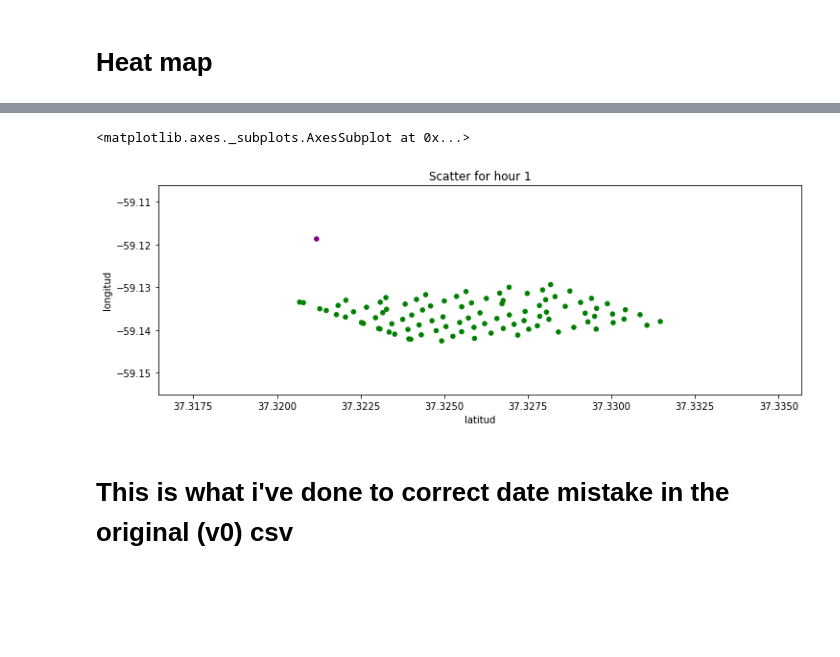
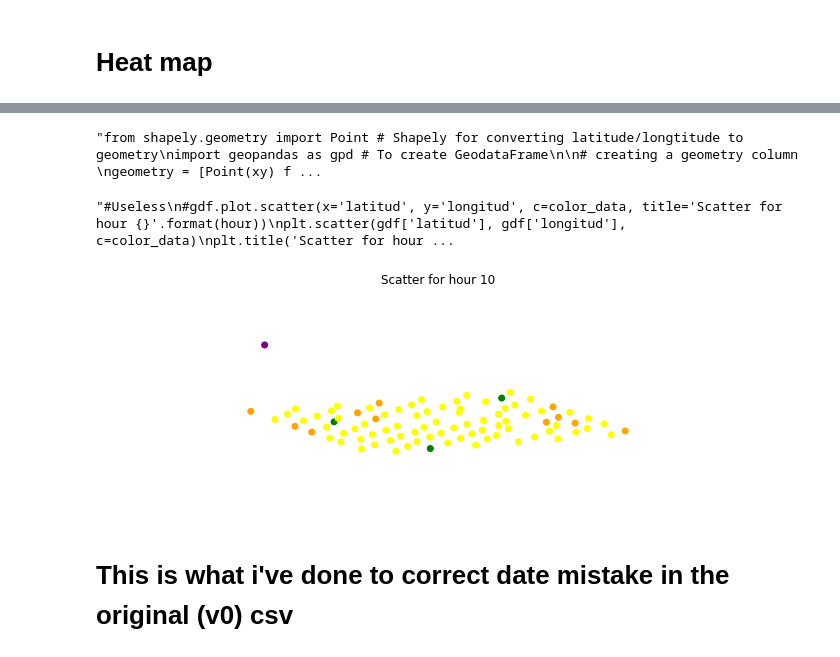
Before and after one commit to LuchoTangorra/Intelligent-parking, a Jupyter notebook: Data visualizers/Visualizer.ipynb, the cells around one changed output, grey strips where cells are left out. Saved outputs shown, nothing was run; the diff lists cells and outputs as text; code cells hidden in the pictures; blank space fills up the shorter version.

```diff
--- a/Data visualizers/Visualizer.ipynb
+++ b/Data visualizers/Visualizer.ipynb
@@ -48,18 +126,22 @@ data = SUMO_data.copy()
 
 #Street to process...
 #From 2 to 92 without 50
-street = 2
+street = 59
 
 #Date to process...
 #Select a number from 0 to data['fecha_hora'] len.
-date_n = 2
-if date_n < len(data):
-    date = data['fecha_hora'].iloc[date_n]
-else:
-    date = data['fecha_hora'].iloc[len(data)]
+date_n = 1
 
-#Hour to process...
-#From 0 to 23
+def modif_date(data, n):
+    '''n is the number of the date (e.g. 2 is the second date in the data df)'''
+    if date_n < len(data):
+        date = data['fecha_hora'].apply(lambda x: pd.Timestamp(x).date()).drop_duplicates().iloc[date_n]
+    else:
+        date = data['fecha_hora'].apply(lambda x: pd.Timestamp(x).date()).drop_duplicates().iloc[len(data)-1]
+    return pd.Timestamp(date).date()
+
+date = modif_date(data, date_n)
+
 hour = 10
 # %% [markdown]
 ## Cuadras donde más se estaciona (SUMO)
@@ -562,8 +617,34 @@ color_data = get_color_for_scatter_graph(scatter_data)
+# %%
+#Useless
+'''from shapely.geometry import Point # Shapely for converting latitude/longtitude to geometry
+import geopandas as gpd # To create GeodataFrame
+
+# creating a geometry column
+geometry = [Point(xy) for xy in zip(scatter_data['longitud'], scatter_data['latitud'])]
+# Coordinate reference system : WGS84
+crs = {'init': 'epsg:4326'}
+# Creating a Geographic data frame
+gdf = gpd.GeoDataFrame(scatter_data, crs=crs, geometry=geometry)
+gdf'''
+# %% [output]
+"from shapely.geometry import Point # Shapely for converting latitude/longtitude to geometry\nimport geopandas as gpd # To create GeodataFrame\n\n# creating a geometry column \ngeometry = [Point(xy) f ...
+# %%
+'''#Useless
+#gdf.plot.scatter(x='latitud', y='longitud', c=color_data, title='Scatter for hour {}'.format(hour))
+plt.scatter(gdf['latitud'], gdf['longitud'], c=color_data)
+plt.title('Scatter for hour {}'.format(hour))
+plt.show()'''
+# %% [output]
+"#Useless\n#gdf.plot.scatter(x='latitud', y='longitud', c=color_data, title='Scatter for hour {}'.format(hour))\nplt.scatter(gdf['latitud'], gdf['longitud'], c=color_data)\nplt.title('Scatter for hour ...
 # %%
 scatter_data.plot.scatter(x='latitud', y='longitud', c=color_data, title='Scatter for hour {}'.format(hour))
+plt.scatter(scatter_data['latitud'], scatter_data['longitud'], c=color_data)
+plt.title('Scatter for hour {}'.format(hour))
+plt.axis('off')
+#plt.legend()
+plt.show()
 # %% [output]
-<matplotlib.axes._subplots.AxesSubplot at 0x...>
-[figure, old version]
+[figure, new version]
 # %% [markdown]
 # This is what i've done to correct date mistake in the original (v0) csv
 # %%
```
Also changed, not shown: parts of 41 cells of this notebook.
